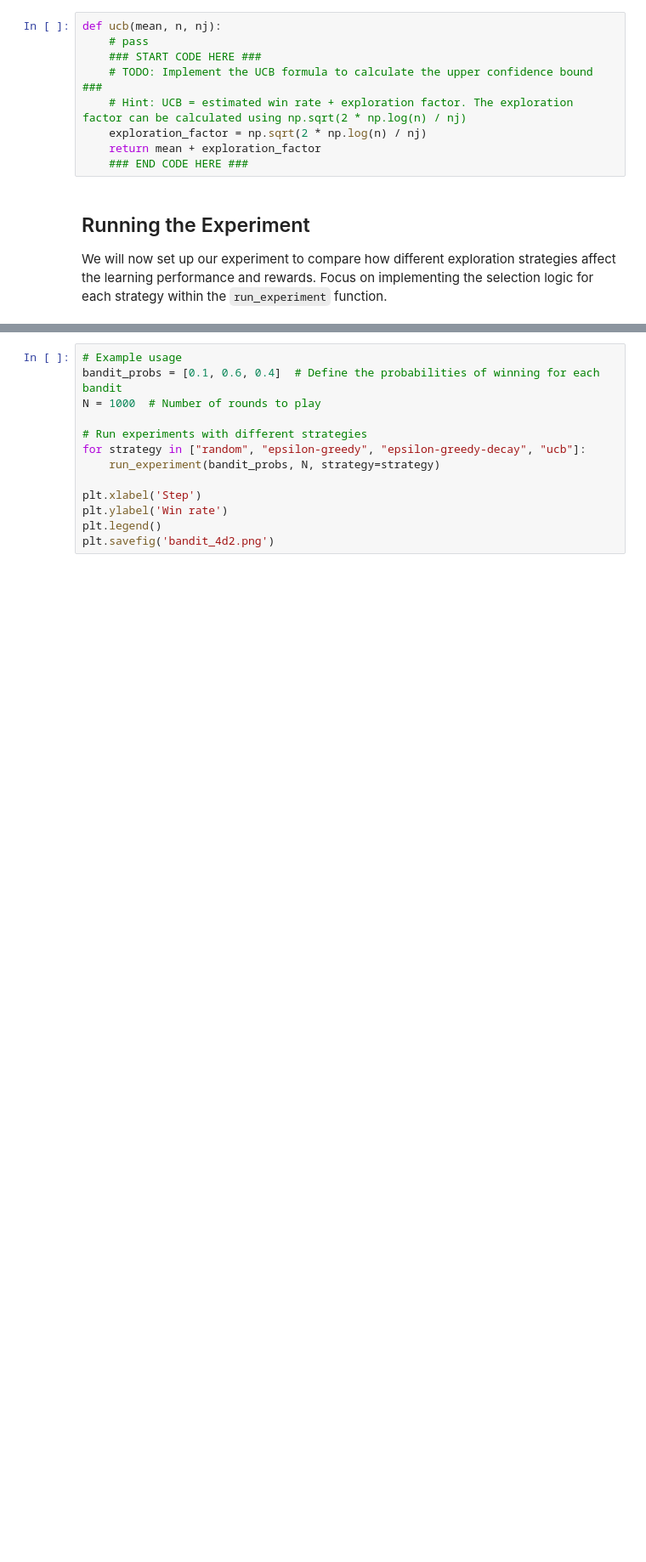
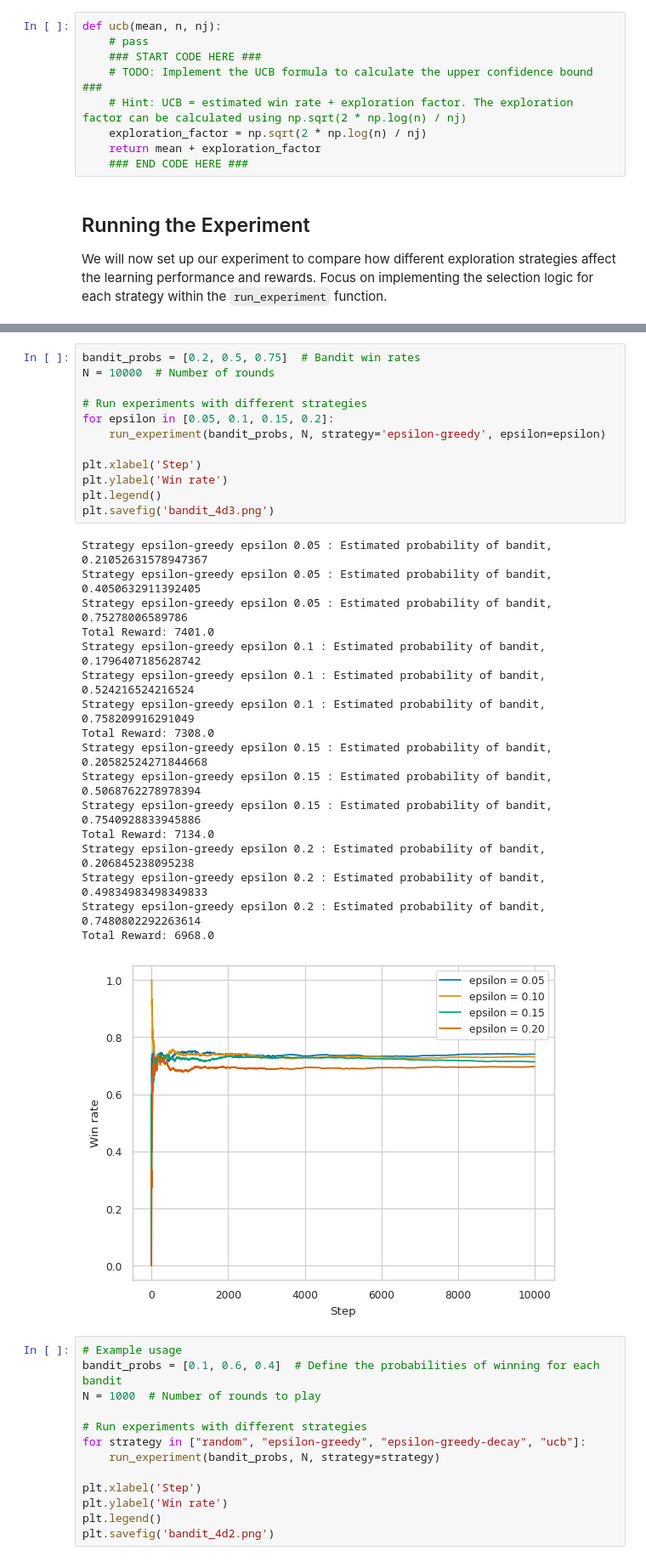
Before and after one commit to yzdn13l/COS-435-Intro-to-RL, a Jupyter notebook: hw/HW1/hw1.ipynb, the cells around one changed output, grey strips where cells are left out. Shown: that part at 85% size. Drawn from its saved outputs; the diff is of its cells as text; blank space fills up the shorter version.

```diff
--- a/hw/HW1/hw1.ipynb
+++ b/hw/HW1/hw1.ipynb
@@ -178,3 +178,33 @@ Total Reward: 745.0
+# %%
+bandit_probs = [0.2, 0.5, 0.75]  # Bandit win rates
+N = 10000  # Number of rounds
+
+# Run experiments with different strategies
+for epsilon in [0.05, 0.1, 0.15, 0.2]:
+    run_experiment(bandit_probs, N, strategy='epsilon-greedy', epsilon=epsilon)
+
+plt.xlabel('Step')
+plt.ylabel('Win rate')
+plt.legend()
+plt.savefig('bandit_4d3.png')
+# %% [output]
+Strategy epsilon-greedy epsilon 0.05 : Estimated probability of bandit, 0.21052631578947367
+Strategy epsilon-greedy epsilon 0.05 : Estimated probability of bandit, 0.4050632911392405
+Strategy epsilon-greedy epsilon 0.05 : Estimated probability of bandit, 0.75278006589786
+Total Reward: 7401.0
+Strategy epsilon-greedy epsilon 0.1 : Estimated probability of bandit, 0.1796407185628742
+Strategy epsilon-greedy epsilon 0.1 : Estimated probability of bandit, 0.524216524216524
+Strategy epsilon-greedy epsilon 0.1 : Estimated probability of bandit, 0.758209916291049
+Total Reward: 7308.0
+Strategy epsilon-greedy epsilon 0.15 : Estimated probability of bandit, 0.20582524271844668
+Strategy epsilon-greedy epsilon 0.15 : Estimated probability of bandit, 0.5068762278978394
+Strategy epsilon-greedy epsilon 0.15 : Estimated probability of bandit, 0.7540928833945886
+Total Reward: 7134.0
+Strategy epsilon-greedy epsilon 0.2 : Estimated probability of bandit, 0.206845238095238
+Strategy epsilon-greedy epsilon 0.2 : Estimated probability of bandit, 0.49834983498349833
+Strategy epsilon-greedy epsilon 0.2 : Estimated probability of bandit, 0.7480802292263614
+Total Reward: 6968.0
+[figure, added]
 # %%
 # Example usage
 bandit_probs = [0.1, 0.6, 0.4]  # Define the probabilities of winning for each bandit
```
Also changed, not shown: parts of 2 cells of this notebook, 2 other files.
